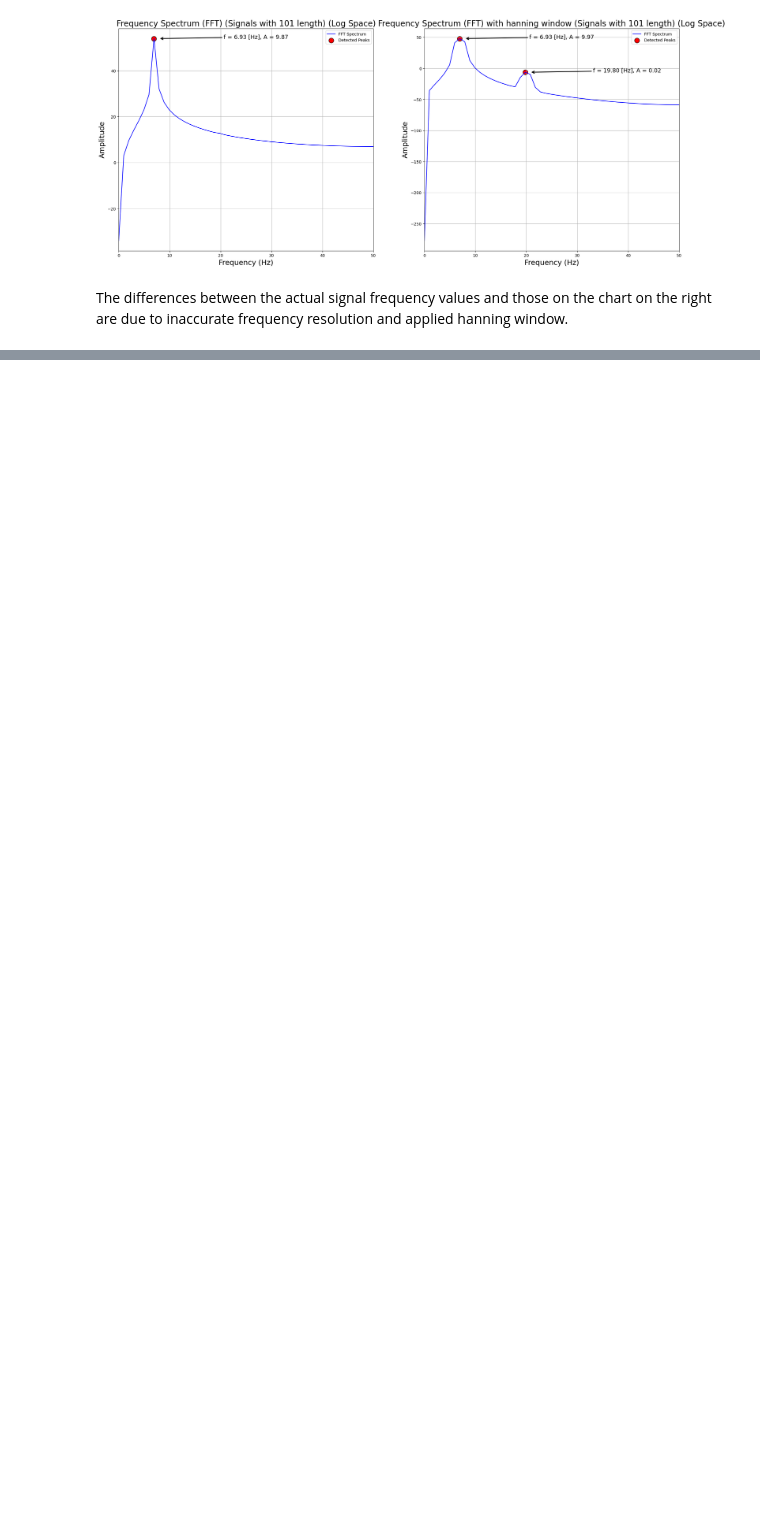
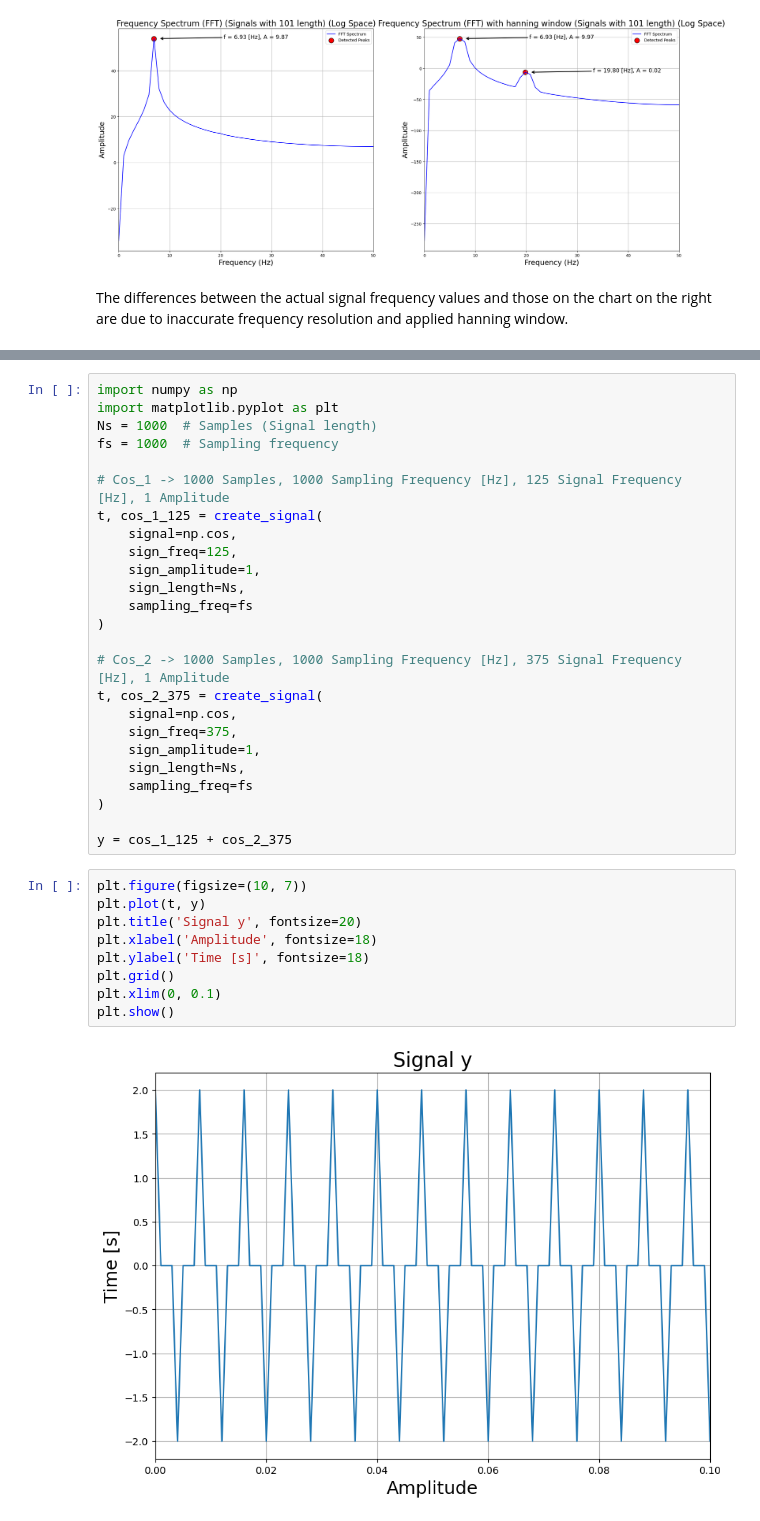
Before and after one commit to MikolajRusin/signal-modeling-and-identification, a Jupyter notebook: Lab_1/lab_1.ipynb, the cells around one changed output, grey strips where cells are left out. Drawn from its saved outputs; the diff is of its cells as text; blank space fills up the shorter version.

```diff
--- a/Lab_1/lab_1.ipynb
+++ b/Lab_1/lab_1.ipynb
@@ -510,0 +519,36 @@ The differences between the actual signal frequency values and those on the char
+# %%
+import numpy as np
+import matplotlib.pyplot as plt
+Ns = 1000  # Samples (Signal length)
+fs = 1000  # Sampling frequency
+
+# Cos_1 -> 1000 Samples, 1000 Sampling Frequency [Hz], 125 Signal Frequency [Hz], 1 Amplitude
+t, cos_1_125 = create_signal(
+    signal=np.cos,
+    sign_freq=125,
+    sign_amplitude=1,
+    sign_length=Ns,
+    sampling_freq=fs
+)
+
+# Cos_2 -> 1000 Samples, 1000 Sampling Frequency [Hz], 375 Signal Frequency [Hz], 1 Amplitude
+t, cos_2_375 = create_signal(
+    signal=np.cos,
+    sign_freq=375,
+    sign_amplitude=1,
+    sign_length=Ns,
+    sampling_freq=fs
+)
+
+y = cos_1_125 + cos_2_375
+# %%
+plt.figure(figsize=(10, 7))
+plt.plot(t, y)
+plt.title('Signal y', fontsize=20)
+plt.xlabel('Amplitude', fontsize=18)
+plt.ylabel('Time [s]', fontsize=18)
+plt.grid()
+plt.xlim(0, 0.1)
+plt.show()
+# %% [output]
+[figure, added]
```
Also changed, not shown: parts of 28 cells of this notebook.
